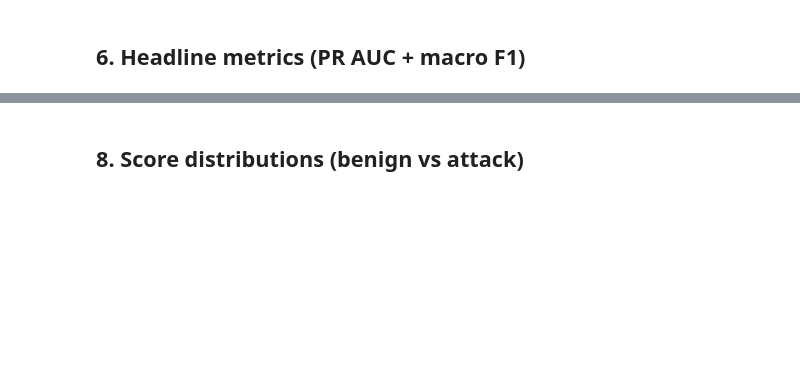
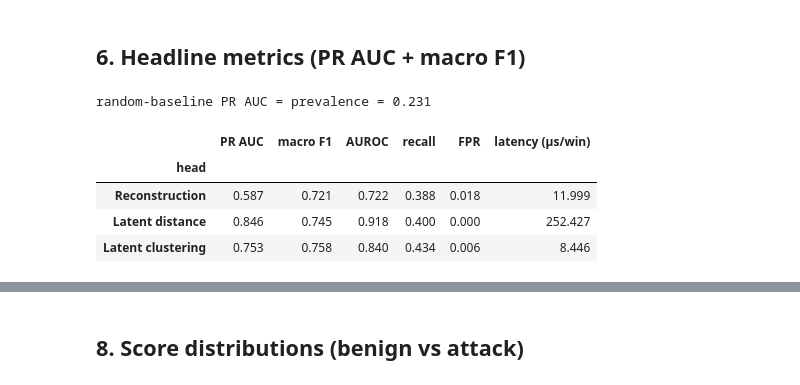
Before and after one commit to Rezvision/Carla, a Jupyter notebook: Python scripts/vae_v1/evaluate_vae.ipynb, the cells around one changed output, grey strips where cells are left out. Drawn from its saved outputs; the diff is of its cells as text; code cells hidden in the pictures; blank space fills up the shorter version.

```diff
--- a/Python scripts/vae_v1/evaluate_vae.ipynb
+++ b/Python scripts/vae_v1/evaluate_vae.ipynb
@@ -113,0 +145,42 @@ print("scored", len(windows), "windows with 3 heads")
+# %%
+import time
+
+score_fns = {
+    "Reconstruction":    model.reconstruction_error,   # encoder + decoder
+    "Latent distance":   model.latent_distance,        # encoder + BallTree query
+    "Latent clustering": model.latent_cluster_score,   # encoder + Isolation Forest
+}
+
+REPEATS = 10
+latency = {}          # BATCHED per-window µs, array over repeats (used downstream)
+single_us = {}        # single-window streaming µs (reference only)
+
+for name, fn in score_fns.items():
+    fn(windows[:64])                                   # warm up (JIT compile / tree build)
+
+    # (1) batched, amortised per window — the meaningful, paper-aligned metric
+    per_window = []
+    for _ in range(REPEATS):
+        t0 = time.perf_counter()
+        fn(windows)
+        per_window.append((time.perf_counter() - t0) / len(windows) * 1e6)
+    latency[name] = np.array(per_window)
+
+    # (2) single-window streaming — reference only (Python/sklearn call overhead)
+    n_single = min(200, len(windows))
+    idx = np.linspace(0, len(windows) - 1, n_single, dtype=int)
+    t0 = time.perf_counter()
+    for i in idx:
+        fn(windows[i:i + 1])
+    single_us[name] = (time.perf_counter() - t0) / n_single * 1e6
+
+    print(f"{name:18} batched={latency[name].mean():8.2f} µs/win   "
+          f"(single-window ref={single_us[name]:9.1f} µs)")
+
+lat_df = pd.DataFrame({
+    name: {
+        "batched (µs/win)": float(latency[name].mean()),
+        "single-window ref (µs)": float(single_us[name]),
+    } for name in score_fns
+}).T
+lat_df.round(2)
@@ -116,17 +217,25 @@ print("scored", len(windows), "windows with 3 heads")
 # %%
 rows = []
 for name, (scores, pred, thr) in HEADS.items():
     rows.append({
         "head": name,
         "PR AUC": average_precision_score(labels, scores),
         "macro F1": f1_score(labels, pred, average="macro", zero_division=0),
         "AUROC": roc_auc_score(labels, scores),
         "recall": float(pred[labels == 1].mean()),
         "FPR": float(pred[labels == 0].mean()),
+        "latency (µs/win)": float(latency[name].mean()),
     })
 summary = pd.DataFrame(rows).set_index("head")
 print(f"random-baseline PR AUC = prevalence = {prevalence:.3f}\n")
 summary.round(3)
+# %% [output]
+random-baseline PR AUC = prevalence = 0.231
+|  | PR AUC | macro F1 | AUROC | recall | FPR | latency (µs/win) |
+| head |  |  |  |  |  |  |
+| Reconstruction | 0.587 | 0.721 | 0.722 | 0.388 | 0.018 | 11.999 |
+| Latent distance | 0.846 | 0.745 | 0.918 | 0.400 | 0.000 | 252.427 |
+| Latent clustering | 0.753 | 0.758 | 0.840 | 0.434 | 0.006 | 8.446 |
 # %% [markdown]
 ## 7. Precision–Recall curves (all heads)
 
```
Also changed, not shown: parts of 11 cells of this notebook.
